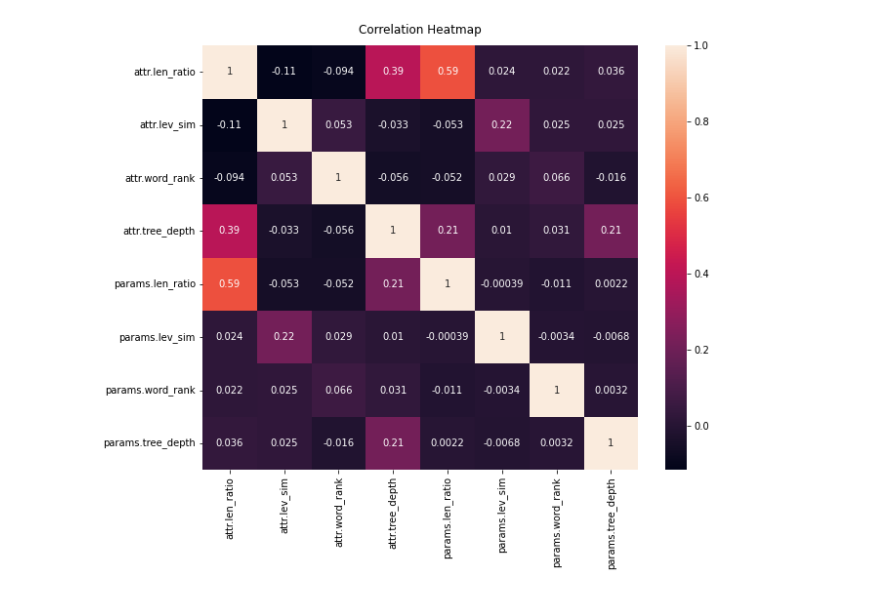
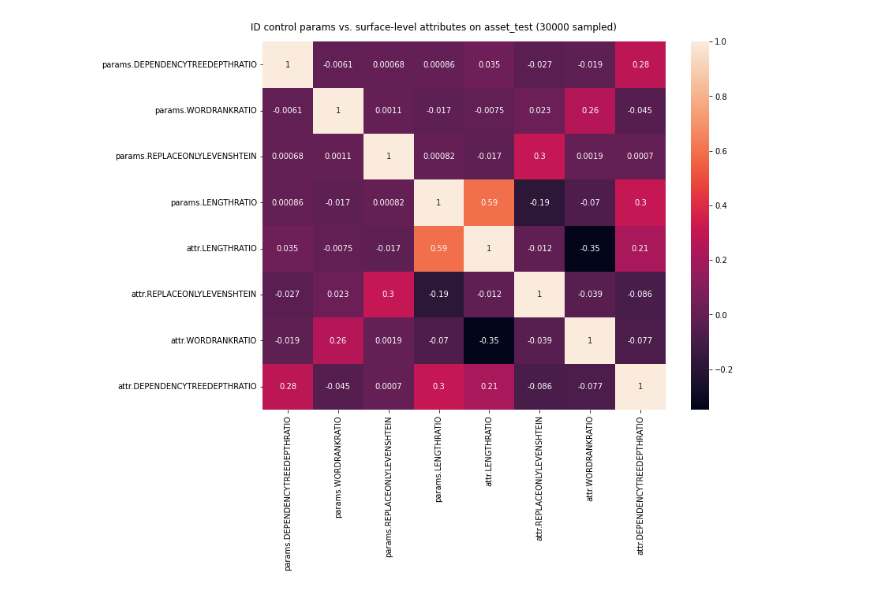
Before and after one commit to tannonk/understanding_control_tokens, a Jupyter notebook: notebooks/surface_level_analysis.ipynb, the cells around one changed output. Cells and saved outputs as stored; diff of their text form; code cells hidden in the pictures.

Commit message:
replaced self-implemented muss feature extractors with originals

```diff
--- a/notebooks/surface_level_analysis.ipynb
+++ b/notebooks/surface_level_analysis.ipynb
@@ -63,3 +73,6 @@ device: cuda
+# %%
+# set to true to run generation
+overwite = False
 # %%
 # Initialize tokenizer and model. Be sure to set output_attentions=True.
 # Load BART fine-tuned for summarization on CNN/Daily Mail dataset
@@ -89,0 +107,2 @@ sample = True
+# %%
+preprocessors = fetch_preprocessor_used_in_muss_model_training()
@@ -89,0 +111,21 @@ sample = True
+# %%
+
+# set based on distribution of values in training data
+if params_range == "id":
+    min_max_step_vals = {
+        'LENGTHRATIO': (0.7, 1.2, 0.05),
+        'REPLACEONLYLEVENSHTEIN': (0.5, 1.0, 0.05),
+        'WORDRANKRATIO': (0.7, 1.2, 0.05),
+        'DEPENDENCYTREEDEPTHRATIO': (0.5, 1.5, 0.05),
+    }
+
+elif params_range == "ood":
+    min_max_step_vals = {
+        'LENGTHRATIO': (0.25, 1.26, 0.25),
+        'REPLACEONLYLEVENSHTEIN': (0.25, 1.26, 0.25),
+        'WORDRANKRATIO': (0.25, 1.26, 0.25),
+        'DEPENDENCYTREEDEPTHRATIO': (0.25, 1.26, 0.25),
+    }
+
+
+param_combinations = build_processor_combinations(preprocessors, min_max_step_vals, verbose=True)
@@ -126,5 +180,8 @@ if outfile.exists():
         for line in f:
             data.append(json.loads(line.strip()))
     df = pd.json_normalize(data)
-df
+
+print(df.columns)
+df = df.drop(columns=['attr.LengthRatio_score', 'attr.ReplaceOnlyLevenshtein_score', 'attr.WordRankRatio_score', 'attr.DependencyTreeDepthRatio_score'])
+df.head()
 # %% [output]
@@ -144,18 +201,21 @@ df
 # %%
-plt.figure(figsize=(10, 8))
-# fig, axes = plt.subplots(1, 1, figsize=(16,6), sharey=True)
+# plt.figure(figsize=(10, 8))
+fig, axes = plt.subplots(1, 1, figsize=(12,10), sharey=True)
 # Store heatmap object in a variable to easily access it when you want to include more features (such as title).
 # Set the range of values to be displayed on the colormap from -1 to 1, and set the annotation to True to display the correlation values on the heatmap.
 
 corr = df.corr()
 heatmap = sns.heatmap(corr,
         xticklabels=corr.columns,
         yticklabels=corr.columns,
-        annot=True)
+        annot=True,
+        ax=axes)
 
 # Give a title to the heatmap. Pad defines the distance of the title from the top of the heatmap.
-heatmap.set_title('Correlation Heatmap', fontdict={'fontsize':12}, pad=12)
+# heatmap.set_title('Correlation Heatmap', fontdict={'fontsize':12}, pad=12)
 
-plt.savefig(f'../results/plots/surface_level_correlation_{dataset}.png', dpi=300)
+fig.suptitle(f'{params_range.upper()} control params vs. surface-level attributes on {dataset} ({sample_size} sampled)')
+fig.tight_layout()
+plt.savefig(f'../results/plots/surface_level_correlation_{dataset}_{sample_size}_{params_range}params.png', dpi=300)
 # %% [output]
-[figure, old version]
+[figure, new version]
```
Also changed, not shown: parts of 15 cells of this notebook, 26 other files.
